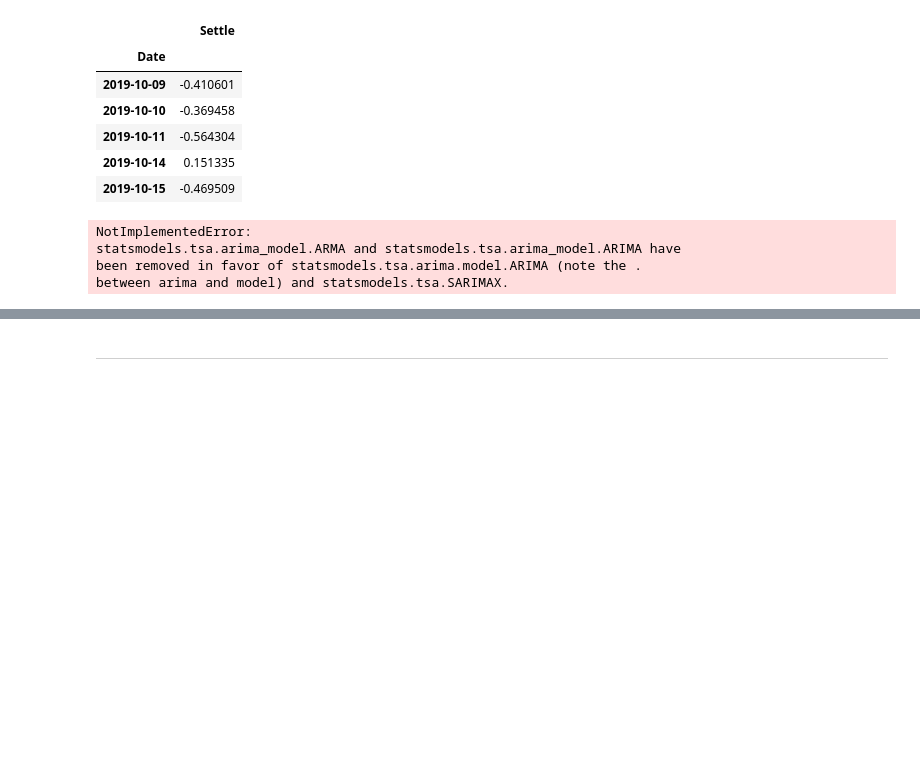
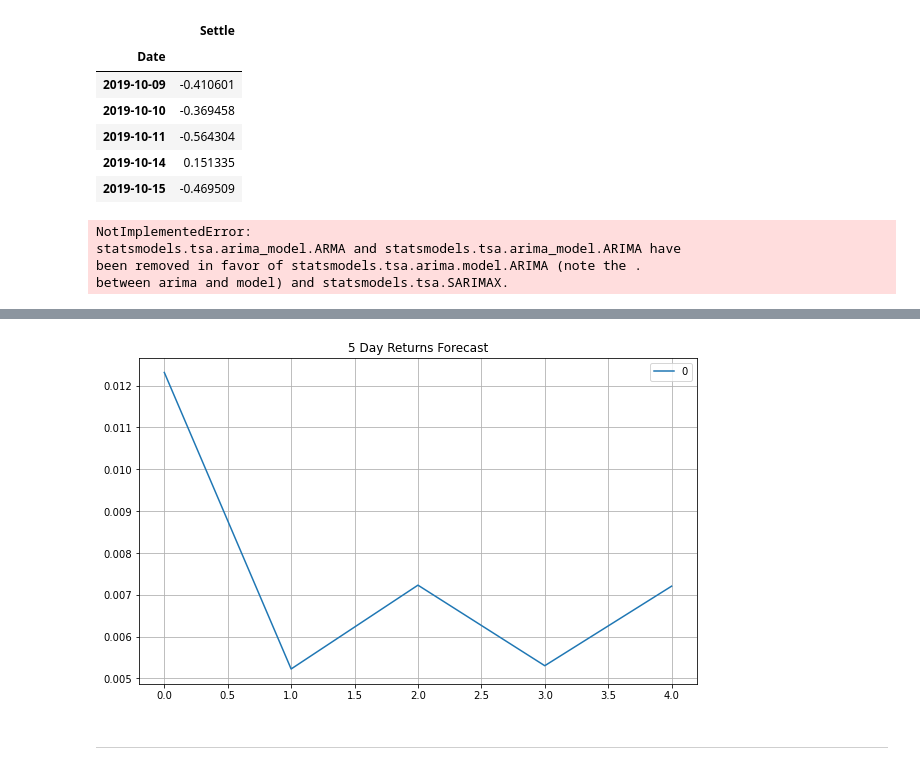
Before and after one commit to farmerplants/ML_TSA_HW, a Jupyter notebook: Resources and Solutions/time_series_analysis.ipynb, the cells around one changed output, grey strips where cells are left out. Cells and saved outputs as stored; diff of their text form; code cells hidden in the pictures; blank space fills up the shorter version.

```diff
--- a/Resources and Solutions/time_series_analysis.ipynb
+++ b/Resources and Solutions/time_series_analysis.ipynb
@@ -173,3 +170,9 @@ Roots
+# %%
+# Plot the 5 Day Returns Forecast
+forecast = results.forecast(steps=5)
+plot = pd.DataFrame(forecast).plot(figsize=(10,6), title='5 Day Returns Forecast', grid=True)
+# %% [output]
+[figure, added]
 # %% [markdown]
 ---
 # %% [markdown]
```
Also changed, not shown: parts of 4 cells of this notebook.
